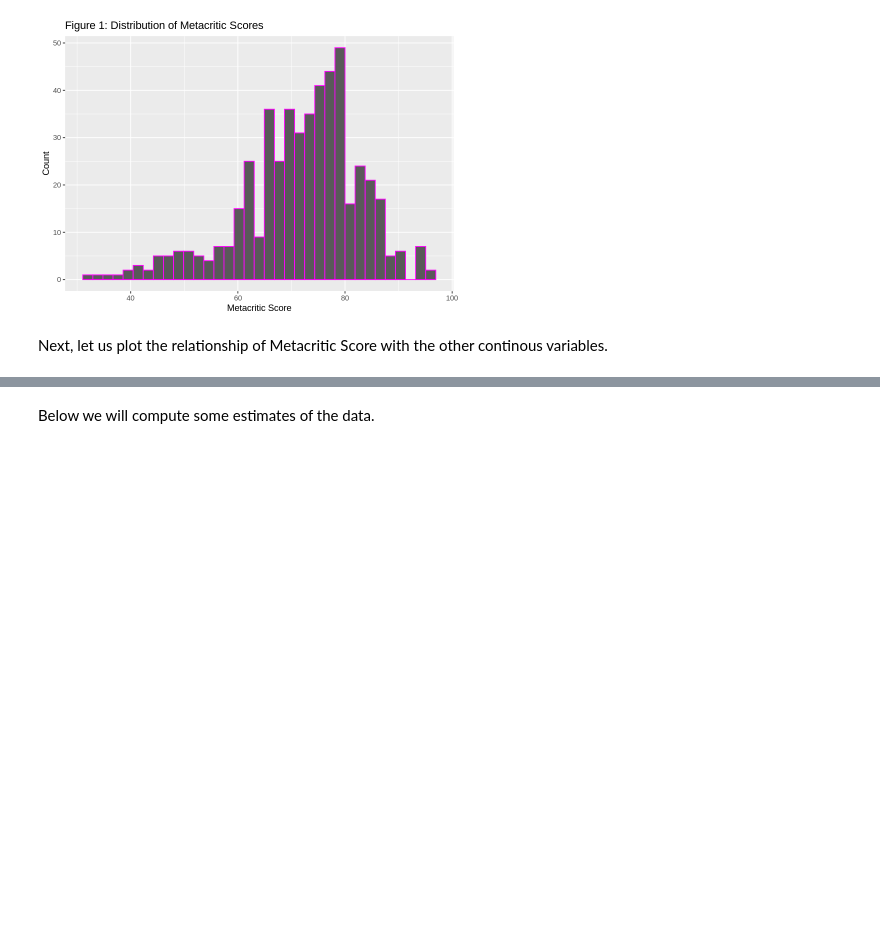
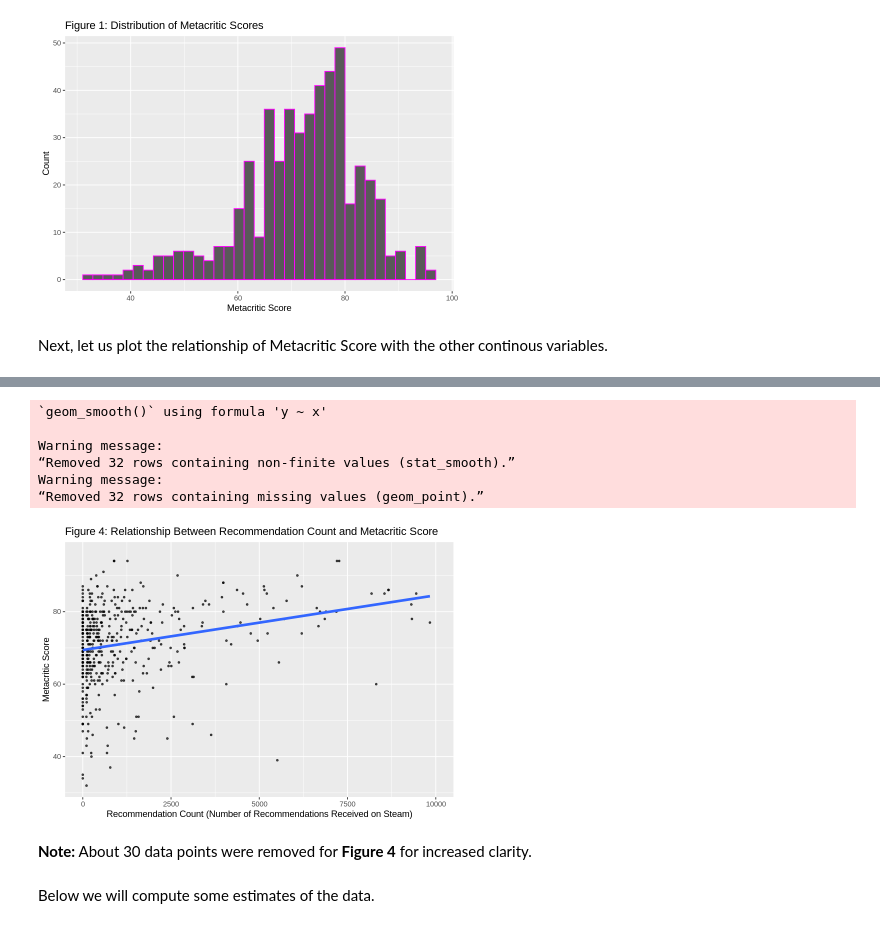
Before and after one commit to DanielZSWE/STAT-301-Project, a Jupyter notebook: stat-301_project_proposal.ipynb, the cells around one changed output, grey strips where cells are left out. Cells and saved outputs as stored; diff of their text form; code cells hidden in the pictures; blank space fills up the shorter version.

```diff
--- a/stat-301_project_proposal.ipynb
+++ b/stat-301_project_proposal.ipynb
@@ -117,3 +140,21 @@ steam_games_metacritic_price_plot
+# %%
+steam_games_metacritic_recommendation_plot <- steam_games %>% ggplot() +
+    geom_point(aes(x = RecommendationCount, y = Metacritic),  size = 0.8, alpha = 0.7) +
+    geom_smooth(aes(x = RecommendationCount, y = Metacritic), method = lm, se = FALSE, size = 1.5) +
+    scale_x_continuous(limits = c(0, 10000)) +
+    ggtitle('Figure 4: Relationship Between Recommendation Count and Metacritic Score') +
+    labs(y = 'Metacritic Score', x = 'Recommendation Count (Number of Recommendations Received on Steam)')
+steam_games_metacritic_recommendation_plot
+# %% [output]
+`geom_smooth()` using formula 'y ~ x'
+
+Warning message:
+“Removed 32 rows containing non-finite values (stat_smooth).”
+Warning message:
+“Removed 32 rows containing missing values (geom_point).”
+[figure, added]
+# %% [markdown]
+**Note:** About 30 data points were removed for **Figure 4** for increased clarity.
 # %% [markdown]
 Below we will compute some estimates of the data.
 # %%
```
Also changed, not shown: parts of 10 cells of this notebook, 1 other file.
